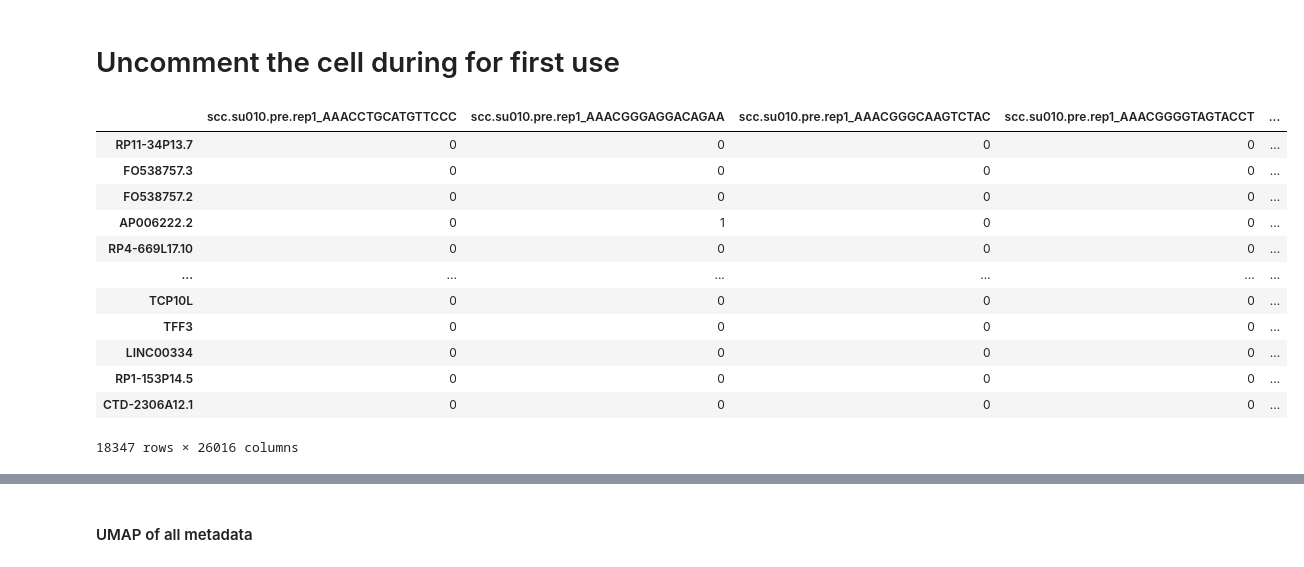
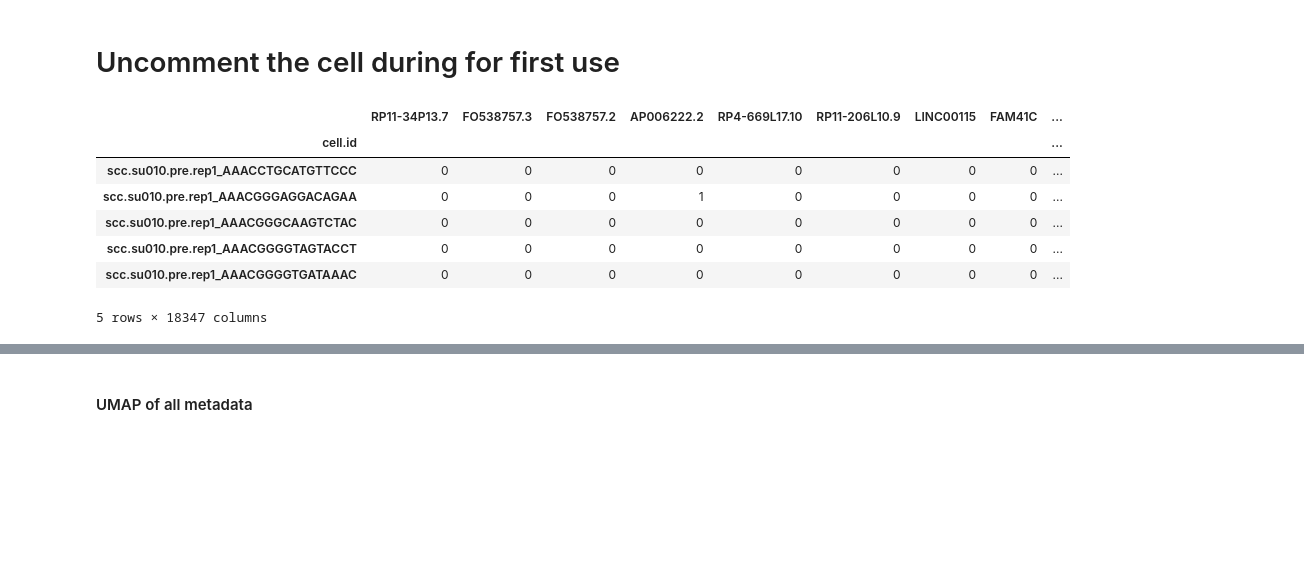
Before and after one commit to SchubertLab/mvTCR, a Jupyter notebook: preprocessing/scc_preprocessing.ipynb, the cells around one changed output, grey strips where cells are left out. Saved outputs shown, nothing was run; the diff lists cells and outputs as text; code cells hidden in the pictures; blank space fills up the shorter version.

```diff
--- a/preprocessing/scc_preprocessing.ipynb
+++ b/preprocessing/scc_preprocessing.ipynb
@@ -24,17 +18,14 @@ This script saves the following files:
 # %%
-scc_scRNA_counts = pd.read_pickle('../data/SCC/compressed/scc_scRNA_counts.pkl')
-scc_scRNA_counts
+scc_scRNA_counts = pd.read_pickle('../data/SCC/scc_scRNA_counts.pkl')
+scc_scRNA_counts = scc_scRNA_counts.transpose()
+scc_scRNA_counts.index.name = 'cell.id'
+scc_scRNA_counts.head()
 # %% [output]
-|  | scc.su010.pre.rep1_AAACCTGCATGTTCCC | scc.su010.pre.rep1_AAACGGGAGGACAGAA | scc.su010.pre.rep1_AAACGGGCAAGTCTAC | scc.su010.pre.rep1_AAACGGGGTAGTACCT | ... |
-| RP11-34P13.7 | 0 | 0 | 0 | 0 | ... |
-| FO538757.3 | 0 | 0 | 0 | 0 | ... |
-| FO538757.2 | 0 | 0 | 0 | 0 | ... |
-| AP006222.2 | 0 | 1 | 0 | 0 | ... |
-| RP4-669L17.10 | 0 | 0 | 0 | 0 | ... |
-| ... | ... | ... | ... | ... | ... |
-| TCP10L | 0 | 0 | 0 | 0 | ... |
-| TFF3 | 0 | 0 | 0 | 0 | ... |
-| LINC00334 | 0 | 0 | 0 | 0 | ... |
-| RP1-153P14.5 | 0 | 0 | 0 | 0 | ... |
-| CTD-2306A12.1 | 0 | 0 | 0 | 0 | ... |
+|  | RP11-34P13.7 | FO538757.3 | FO538757.2 | AP006222.2 | RP4-669L17.10 | RP11-206L10.9 | LINC00115 | FAM41C | ... |
+| cell.id |  |  |  |  |  |  |  |  | ... |
+| scc.su010.pre.rep1_AAACCTGCATGTTCCC | 0 | 0 | 0 | 0 | 0 | 0 | 0 | 0 | ... |
+| scc.su010.pre.rep1_AAACGGGAGGACAGAA | 0 | 0 | 0 | 1 | 0 | 0 | 0 | 0 | ... |
+| scc.su010.pre.rep1_AAACGGGCAAGTCTAC | 0 | 0 | 0 | 0 | 0 | 0 | 0 | 0 | ... |
+| scc.su010.pre.rep1_AAACGGGGTAGTACCT | 0 | 0 | 0 | 0 | 0 | 0 | 0 | 0 | ... |
+| scc.su010.pre.rep1_AAACGGGGTGATAAAC | 0 | 0 | 0 | 0 | 0 | 0 | 0 | 0 | ... |
-18347 rows × 26016 columns
+5 rows × 18347 columns
```
Also changed, not shown: parts of 55 cells of this notebook, 1 other file.
